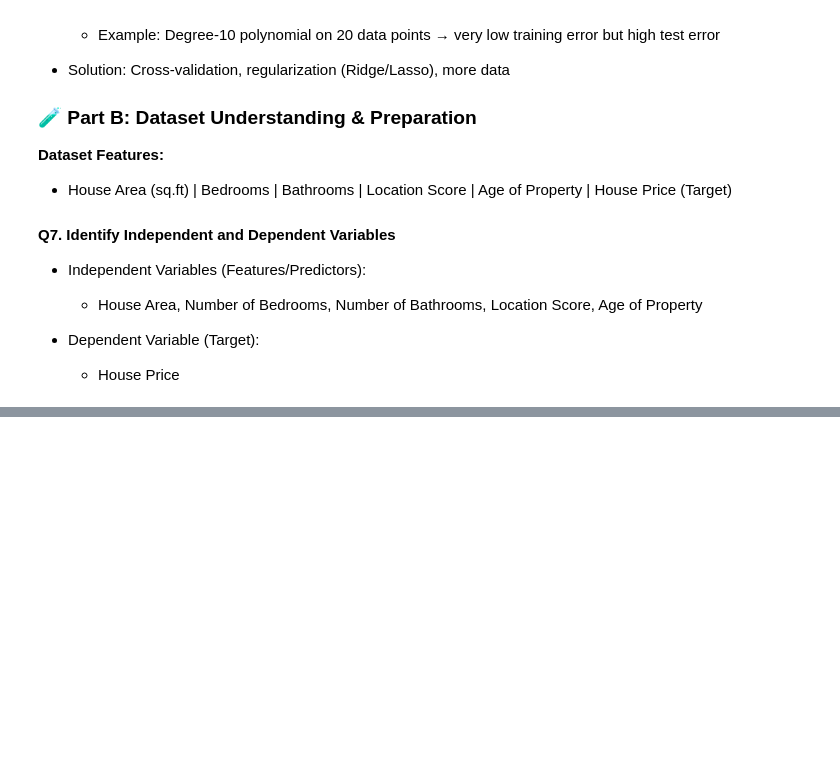
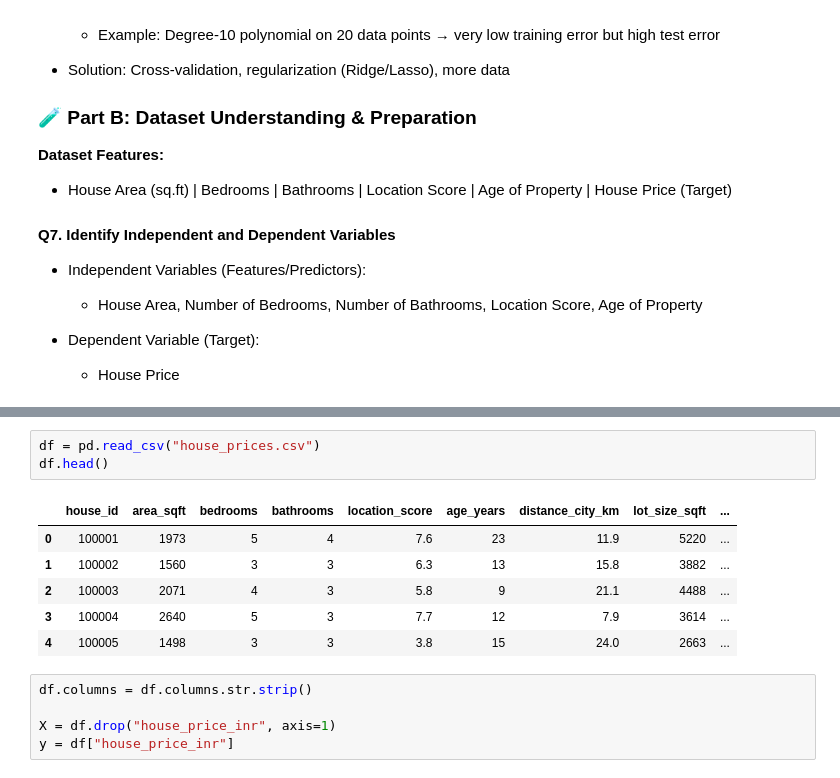
Before and after one commit to dishalukhi123/Supervised-Learning, a Jupyter notebook: PR 1/house_price.ipynb, the cells around one changed output, grey strips where cells are left out. Drawn from its saved outputs; the diff is of its cells as text; blank space fills up the shorter version.

```diff
--- a/PR 1/house_price.ipynb
+++ b/PR 1/house_price.ipynb
@@ -75,0 +83,15 @@ The model minimizes the Sum of Squared Errors (SSE) to find the best-fit line.
+# %%
+df = pd.read_csv("house_prices.csv")
+df.head()
+# %% [output]
+|  | house_id | area_sqft | bedrooms | bathrooms | location_score | age_years | distance_city_km | lot_size_sqft | ... |
+| 0 | 100001 | 1973 | 5 | 4 | 7.6 | 23 | 11.9 | 5220 | ... |
+| 1 | 100002 | 1560 | 3 | 3 | 6.3 | 13 | 15.8 | 3882 | ... |
+| 2 | 100003 | 2071 | 4 | 3 | 5.8 | 9 | 21.1 | 4488 | ... |
+| 3 | 100004 | 2640 | 5 | 3 | 7.7 | 12 | 7.9 | 3614 | ... |
+| 4 | 100005 | 1498 | 3 | 3 | 3.8 | 15 | 24.0 | 2663 | ... |
+# %%
+df.columns = df.columns.str.strip()
+
+X = df.drop("house_price_inr", axis=1)
+y = df["house_price_inr"]
```
Also changed, not shown: parts of 10 cells of this notebook, 1 other file.
